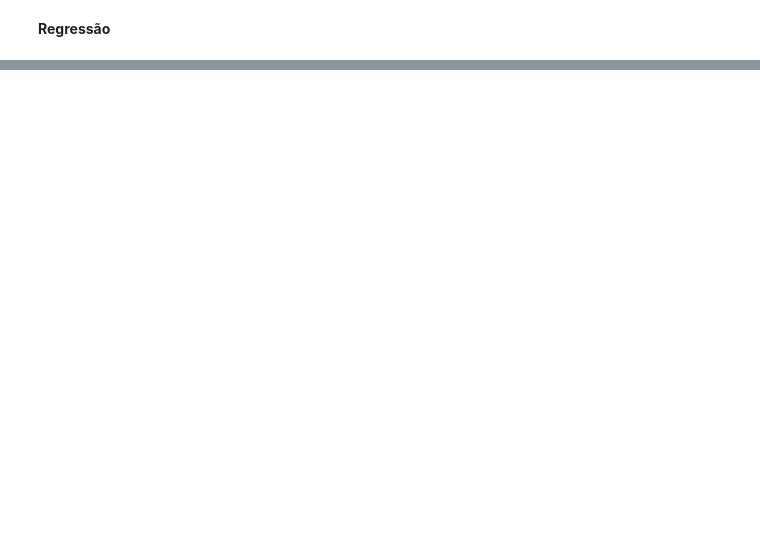
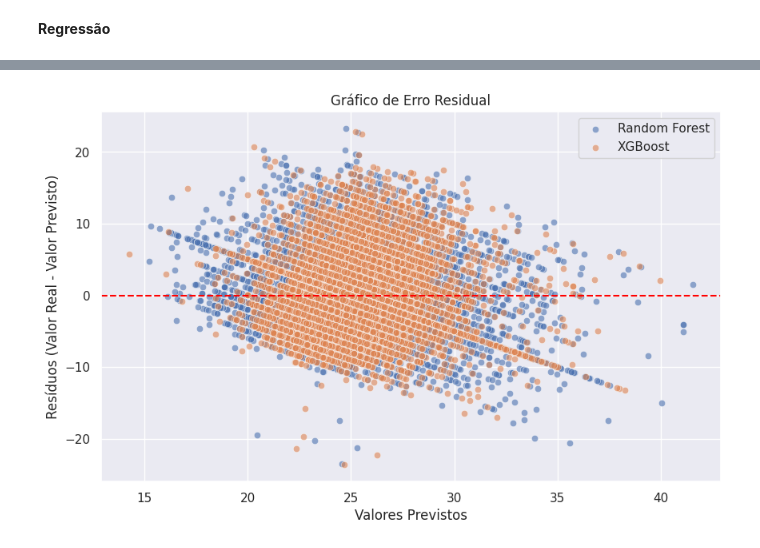
Before and after one commit to Trutzyz/AnaliseSiflisCongenita, a Jupyter notebook: bsvs_jrlb_jvavm.ipynb, the cells around one changed output, grey strips where cells are left out. Saved outputs shown, nothing was run; the diff lists cells and outputs as text; code cells hidden in the pictures; blank space fills up the shorter version.

```diff
--- a/bsvs_jrlb_jvavm.ipynb
+++ b/bsvs_jrlb_jvavm.ipynb
@@ -357,0 +447,4 @@ Scores de SelectKBest (Regressão): [5.53910778e+00 1.05041191e+01 1.45098058e+0
+# %%
+# @title Fazendo previsões com o Random Forest Regressor
+rf_reg = RandomForestRegressor(n_estimators=100, random_state=42)
+rf_reg.fit(X_trainReg_scaled, y_trainReg)
@@ -357,0 +453,2 @@ Scores de SelectKBest (Regressão): [5.53910778e+00 1.05041191e+01 1.45098058e+0
+# %%
+y_pred_rf = rf_reg.predict(X_testReg_scaled)
@@ -357,0 +467,4 @@ Scores de SelectKBest (Regressão): [5.53910778e+00 1.05041191e+01 1.45098058e+0
+# %%
+# @title Fazendo previsões com o Random Forest Regressor
+XGB_reg = XGBRegressor(n_estimators=100, random_state=42)
+XGB_reg.fit(X_trainReg_scaled, y_trainReg)
@@ -357,0 +483,2 @@ Scores de SelectKBest (Regressão): [5.53910778e+00 1.05041191e+01 1.45098058e+0
+# %%
+y_pred_xgb = XGB_reg.predict(X_testReg_scaled)
@@ -357,0 +519,20 @@ Scores de SelectKBest (Regressão): [5.53910778e+00 1.05041191e+01 1.45098058e+0
+# %%
+plt.figure(figsize=(10, 6))
+
+# Resíduos para Random Forest
+rf_residuals = y_testReg - y_pred_rf
+sns.scatterplot(x=y_pred_rf, y=rf_residuals, label='Random Forest', alpha=0.6)
+
+# Resíduos para XGBoost
+xgb_residuals = y_testReg - y_pred_xgb
+sns.scatterplot(x=y_pred_xgb, y=xgb_residuals, label='XGBoost', alpha=0.6)
+
+plt.axhline(0, color='red', linestyle='--')
+plt.title('Gráfico de Erro Residual')
+plt.xlabel('Valores Previstos')
+plt.ylabel('Resíduos (Valor Real - Valor Previsto)')
+plt.legend()
+plt.grid(True)
+plt.show()
+# %% [output]
+[figure, added]
```
Also changed, not shown: parts of 33 cells of this notebook, 1 other file.
